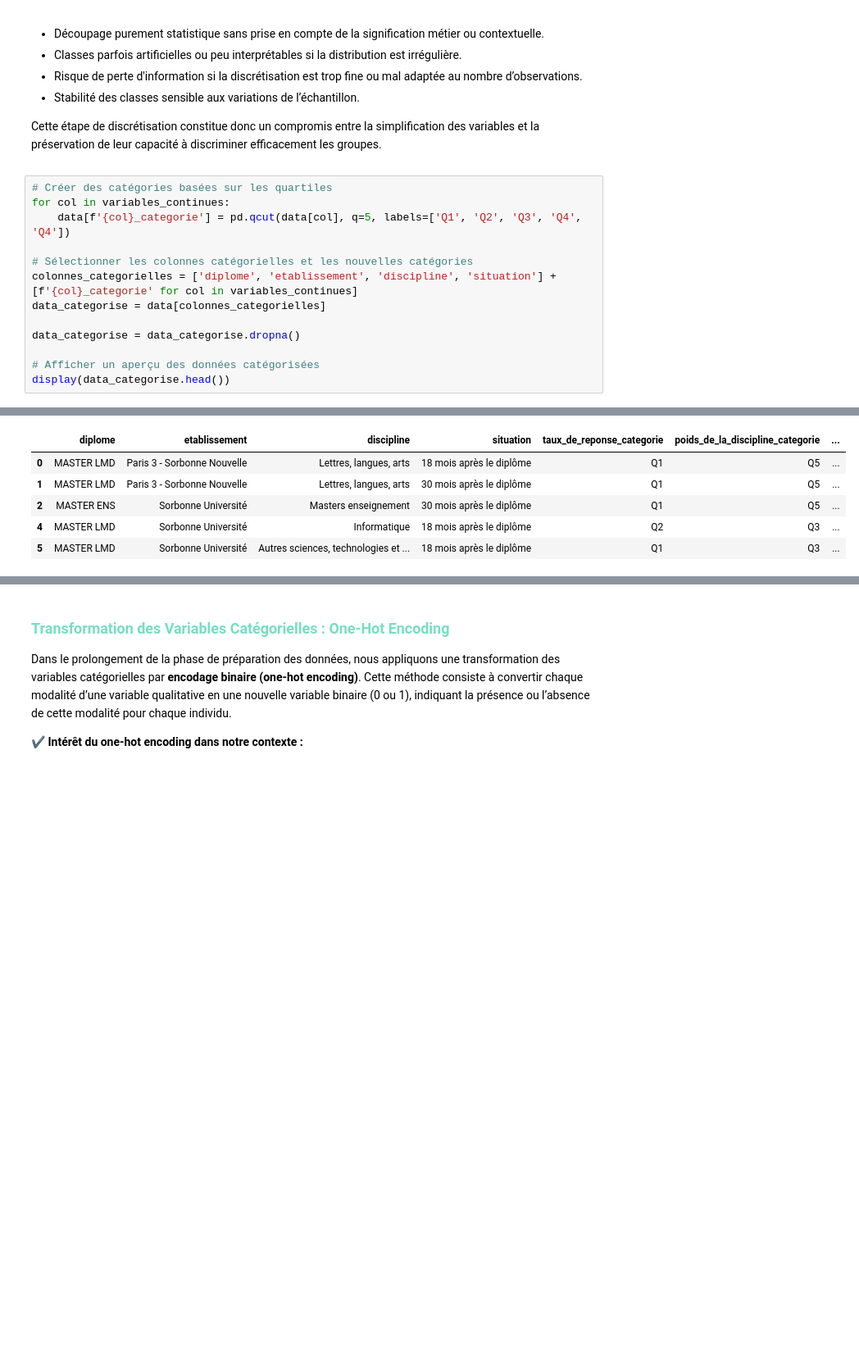
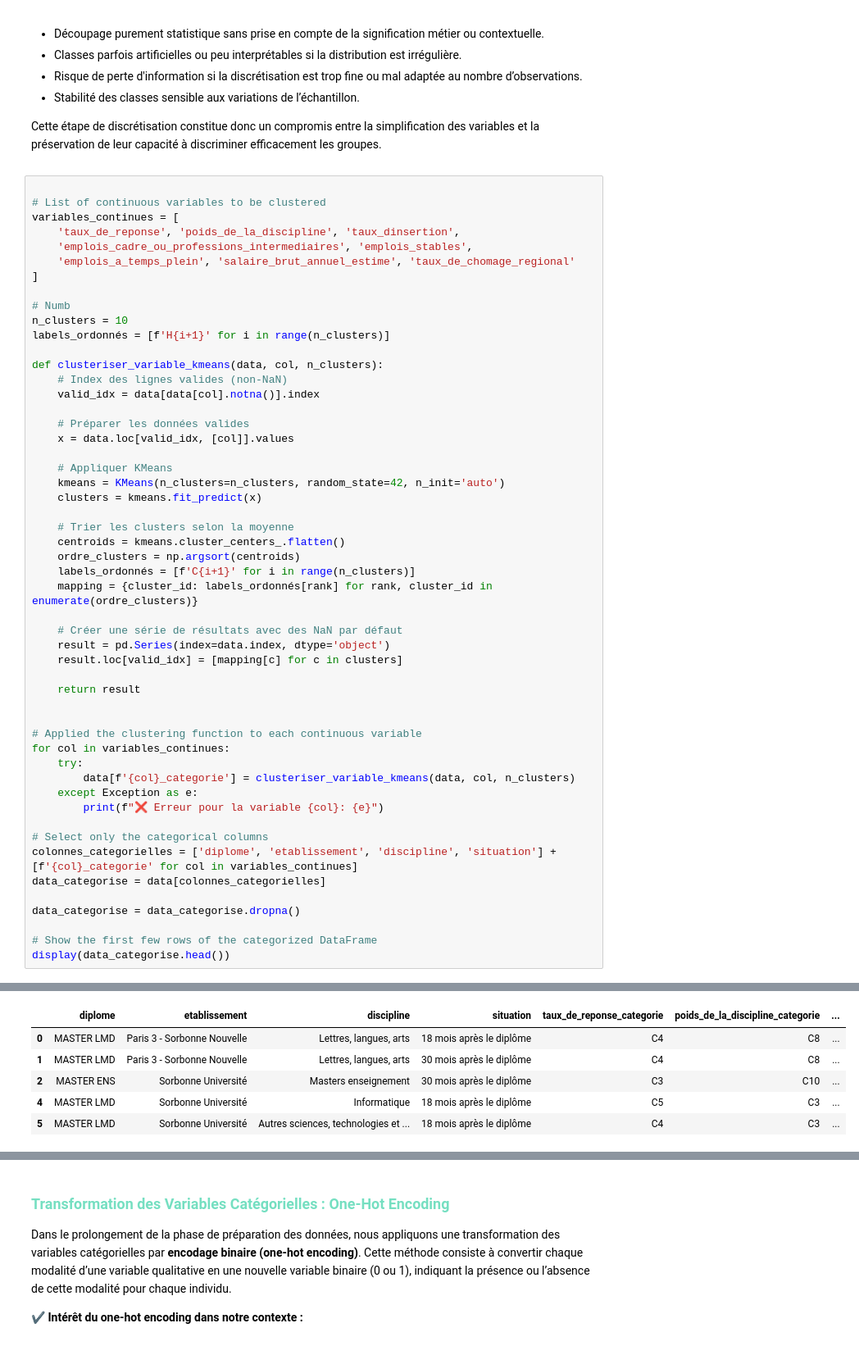
Before and after one commit to aduayom/afd-universites-france, a Jupyter notebook: main.ipynb, the cells around one changed output, grey strips where cells are left out. Shown at 82% size. Cells and saved outputs as stored; diff of their text form; blank space fills up the shorter version.

```diff
--- a/main.ipynb
+++ b/main.ipynb
@@ -183,16 +184,55 @@ Nous avons choisi d’utiliser une méthode de <strong>discrétisation en quanti
 Cette étape de discrétisation constitue donc un compromis entre la simplification des variables et la préservation de leur capacité à discriminer efficacement les groupes.
 </p>
 # %%
-# Créer des catégories basées sur les quartiles
+
+# List of continuous variables to be clustered
+variables_continues = [
+    'taux_de_reponse', 'poids_de_la_discipline', 'taux_dinsertion',
+    'emplois_cadre_ou_professions_intermediaires', 'emplois_stables',
+    'emplois_a_temps_plein', 'salaire_brut_annuel_estime', 'taux_de_chomage_regional'
+]
+
+# Numb
+n_clusters = 10
+labels_ordonnés = [f'H{i+1}' for i in range(n_clusters)]
+
+def clusteriser_variable_kmeans(data, col, n_clusters):
+    # Index des lignes valides (non-NaN)
+    valid_idx = data[data[col].notna()].index
+
+    # Préparer les données valides
+    x = data.loc[valid_idx, [col]].values
+
+    # Appliquer KMeans
+    kmeans = KMeans(n_clusters=n_clusters, random_state=42, n_init='auto')
+    clusters = kmeans.fit_predict(x)
+
+    # Trier les clusters selon la moyenne
+    centroids = kmeans.cluster_centers_.flatten()
+    ordre_clusters = np.argsort(centroids)
+    labels_ordonnés = [f'C{i+1}' for i in range(n_clusters)]
+    mapping = {cluster_id: labels_ordonnés[rank] for rank, cluster_id in enumerate(ordre_clusters)}
+
+    # Créer une série de résultats avec des NaN par défaut
+    result = pd.Series(index=data.index, dtype='object')
+    result.loc[valid_idx] = [mapping[c] for c in clusters]
+
+    return result
+
+
+# Applied the clustering function to each continuous variable
 for col in variables_continues:
-    data[f'{col}_categorie'] = pd.qcut(data[col], q=5, labels=['Q1', 'Q2', 'Q3', 'Q4', 'Q4'])
+    try:
+        data[f'{col}_categorie'] = clusteriser_variable_kmeans(data, col, n_clusters)
+    except Exception as e:
+        print(f"❌ Erreur pour la variable {col}: {e}")
 
-# Sélectionner les colonnes catégorielles et les nouvelles catégories
+# Select only the categorical columns
 colonnes_categorielles = ['diplome', 'etablissement', 'discipline', 'situation'] + [f'{col}_categorie' for col in variables_continues]
 data_categorise = data[colonnes_categorielles]
 
 data_categorise = data_categorise.dropna()
 
-# Afficher un aperçu des données catégorisées
+# Show the first few rows of the categorized DataFrame
 display(data_categorise.head())
 # %% [output]
@@ -199,6 +256,6 @@ display(data_categorise.head())
 |  | diplome | etablissement | discipline | situation | taux_de_reponse_categorie | poids_de_la_discipline_categorie | ... |
-| 0 | MASTER LMD | Paris 3 - Sorbonne Nouvelle | Lettres, langues, arts | 18 mois après le diplôme | Q1 | Q5 | ... |
-| 1 | MASTER LMD | Paris 3 - Sorbonne Nouvelle | Lettres, langues, arts | 30 mois après le diplôme | Q1 | Q5 | ... |
-| 2 | MASTER ENS | Sorbonne Université | Masters enseignement | 30 mois après le diplôme | Q1 | Q5 | ... |
-| 4 | MASTER LMD | Sorbonne Université | Informatique | 18 mois après le diplôme | Q2 | Q3 | ... |
-| 5 | MASTER LMD | Sorbonne Université | Autres sciences, technologies et ... | 18 mois après le diplôme | Q1 | Q3 | ... |
+| 0 | MASTER LMD | Paris 3 - Sorbonne Nouvelle | Lettres, langues, arts | 18 mois après le diplôme | C4 | C8 | ... |
+| 1 | MASTER LMD | Paris 3 - Sorbonne Nouvelle | Lettres, langues, arts | 30 mois après le diplôme | C4 | C8 | ... |
+| 2 | MASTER ENS | Sorbonne Université | Masters enseignement | 30 mois après le diplôme | C3 | C10 | ... |
+| 4 | MASTER LMD | Sorbonne Université | Informatique | 18 mois après le diplôme | C5 | C3 | ... |
+| 5 | MASTER LMD | Sorbonne Université | Autres sciences, technologies et ... | 18 mois après le diplôme | C4 | C3 | ... |
```
Also changed, not shown: parts of 5 cells of this notebook, 14 other files.
